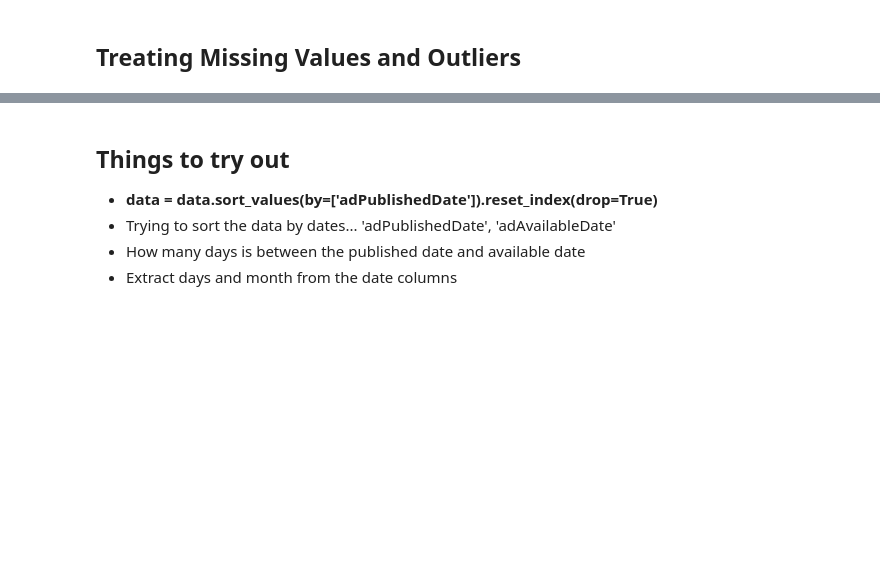
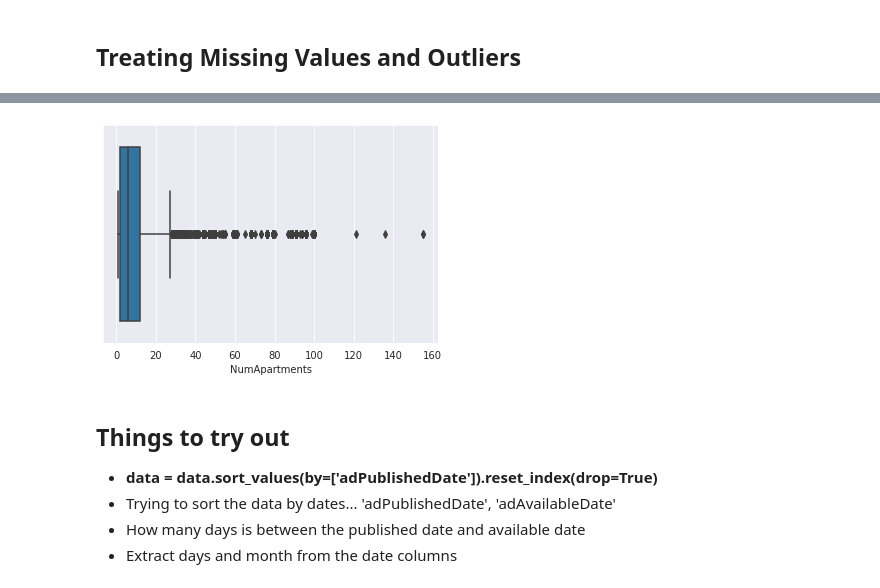
Before and after one commit to michaji/Housing_Project, a Jupyter notebook: Housing.ipynb, the cells around one changed output, grey strips where cells are left out. Saved outputs shown, nothing was run; the diff lists cells and outputs as text; code cells hidden in the pictures; blank space fills up the shorter version.

```diff
--- a/Housing.ipynb
+++ b/Housing.ipynb
@@ -172,8 +310,10 @@ def detect_outliers_zscore(data):
 sample_outliers = detect_outliers_zscore(data['adNumApartments.1'])
 print("Outliers from Z-scores method: ", sample_outliers)
 # %%
-sns.boxplot(data['adNumApartments.1'])
+sns.boxplot(data['NumApartments'])
 plt.show()
+# %% [output]
+[figure, added]
 # %%
 sns.distplot(data['adNumApartments.1'])
 plt.show()
```
Also changed, not shown: parts of 31 cells of this notebook.
